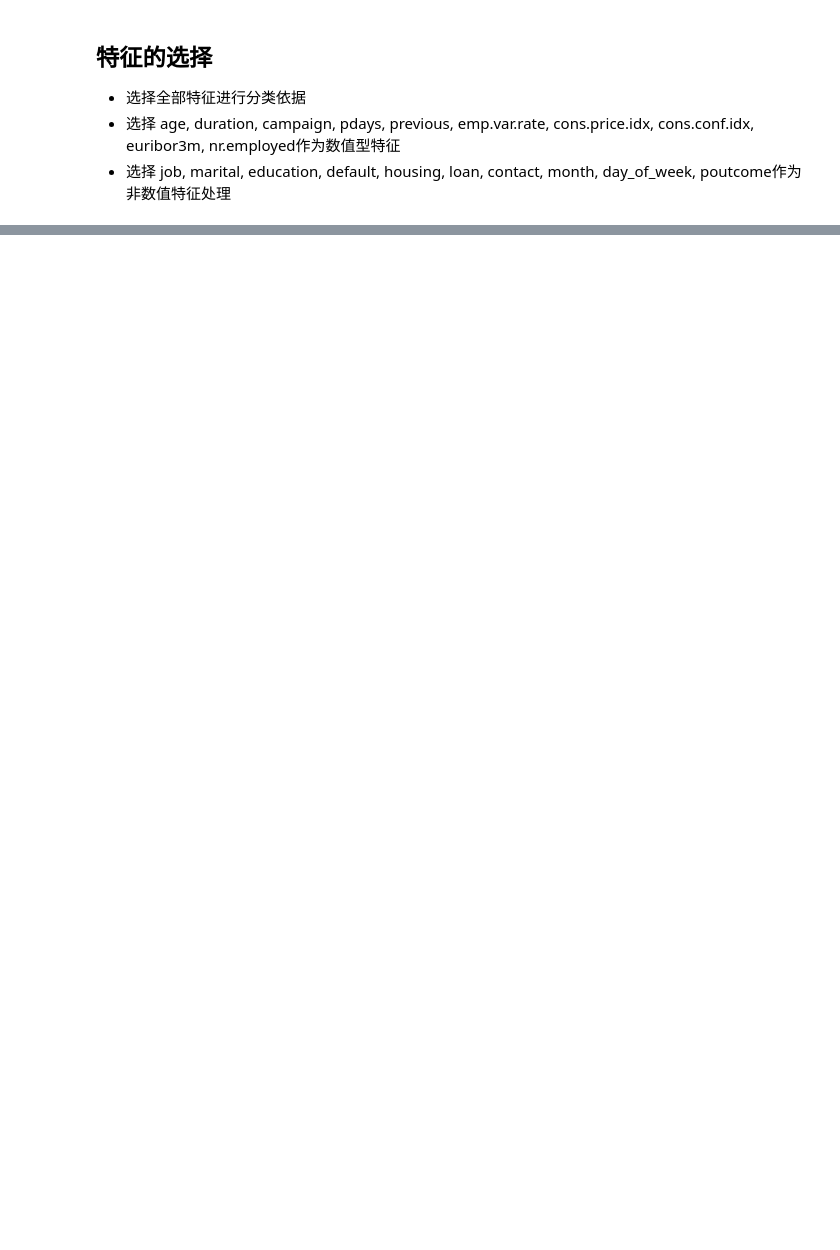
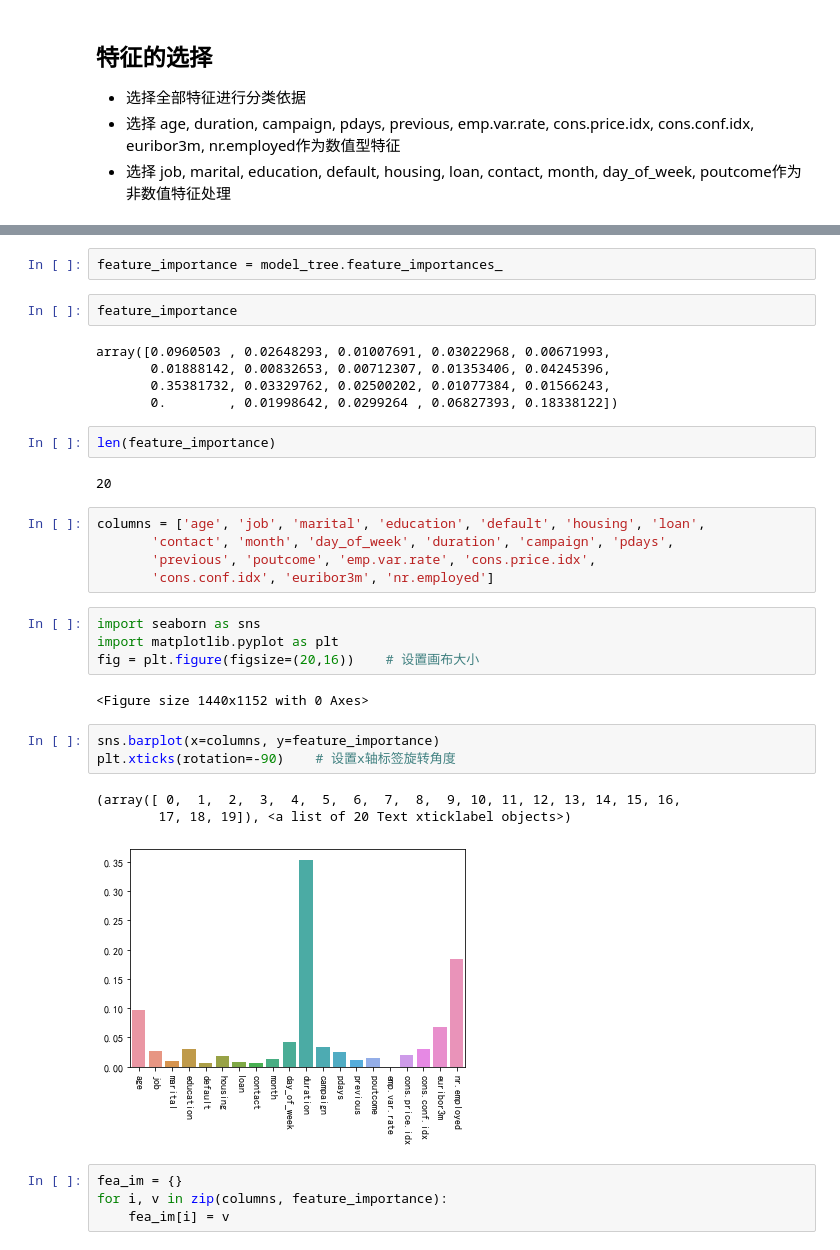
Before and after one commit to Winniekun/Data_Mining, a Jupyter notebook: InAction/Bank/bankDM.ipynb, the cells around one changed output, grey strips where cells are left out. Cells and saved outputs as stored; diff of their text form; blank space fills up the shorter version.

```diff
--- a/InAction/Bank/bankDM.ipynb
+++ b/InAction/Bank/bankDM.ipynb
@@ -34,0 +139,35 @@ Index(['age', 'job', 'marital', 'education', 'default', 'housing', 'loan',
+# %%
+feature_importance = model_tree.feature_importances_
+# %%
+feature_importance
+# %% [output]
+array([0.0960503 , 0.02648293, 0.01007691, 0.03022968, 0.00671993,
+       0.01888142, 0.00832653, 0.00712307, 0.01353406, 0.04245396,
+       0.35381732, 0.03329762, 0.02500202, 0.01077384, 0.01566243,
+       0.        , 0.01998642, 0.0299264 , 0.06827393, 0.18338122])
+# %%
+len(feature_importance)
+# %% [output]
+20
+# %%
+columns = ['age', 'job', 'marital', 'education', 'default', 'housing', 'loan',
+       'contact', 'month', 'day_of_week', 'duration', 'campaign', 'pdays',
+       'previous', 'poutcome', 'emp.var.rate', 'cons.price.idx',
+       'cons.conf.idx', 'euribor3m', 'nr.employed']
+# %%
+import seaborn as sns
+import matplotlib.pyplot as plt
+fig = plt.figure(figsize=(20,16))    # 设置画布大小
+# %% [output]
+<Figure size 1440x1152 with 0 Axes>
+# %%
+sns.barplot(x=columns, y=feature_importance)
+plt.xticks(rotation=-90)    # 设置x轴标签旋转角度
+# %% [output]
+(array([ 0,  1,  2,  3,  4,  5,  6,  7,  8,  9, 10, 11, 12, 13, 14, 15, 16,
+        17, 18, 19]), <a list of 20 Text xticklabel objects>)
+[figure, added]
+# %%
+fea_im = {}
+for i, v in zip(columns, feature_importance):
+    fea_im[i] = v
```
Also changed, not shown: parts of 63 cells of this notebook, 10 other files.
